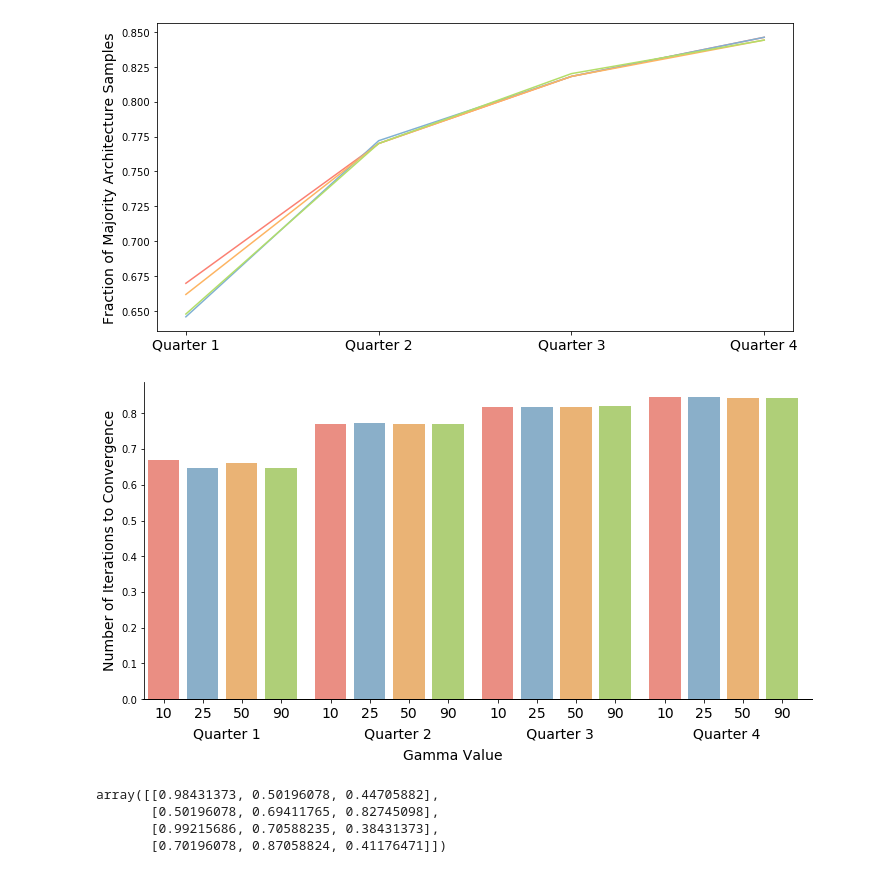
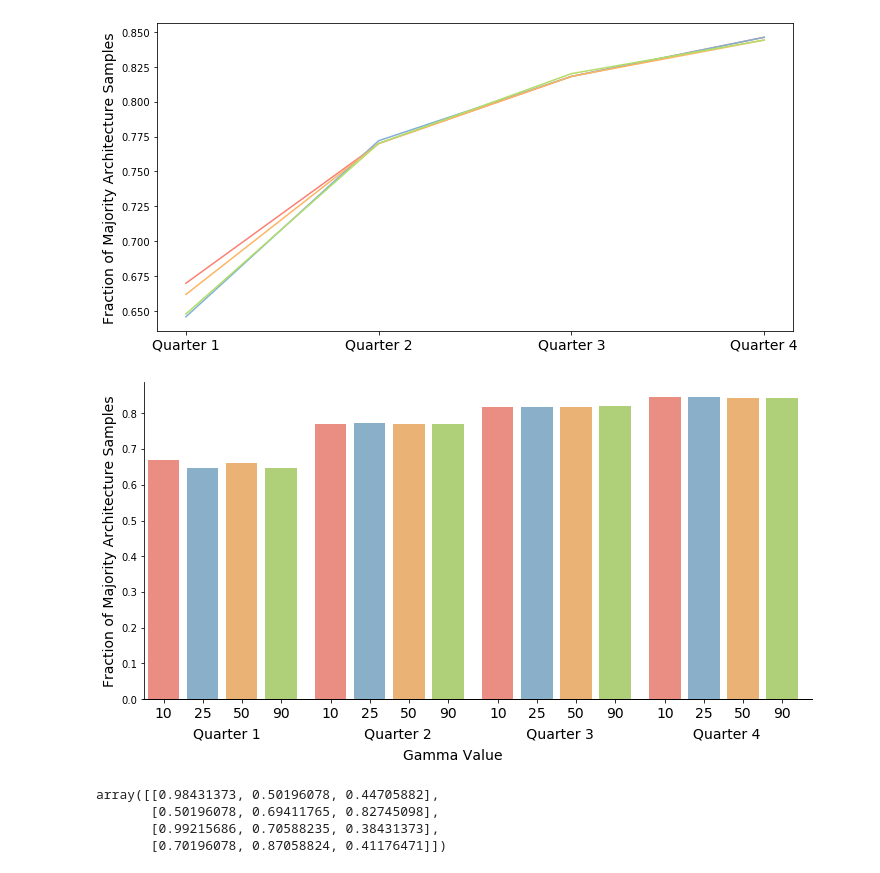
Before and after one commit to cjmerzbacher/bayesopt-dynamic-pathways, a Jupyter notebook: method_tuning/bayesopt.ipynb, the cells around one changed output. Cells and saved outputs as stored; diff of their text form; code cells hidden in the pictures.

```diff
--- a/method_tuning/bayesopt.ipynb
+++ b/method_tuning/bayesopt.ipynb
@@ -117,7 +117,7 @@ fig.savefig('runtime.png', dpi=300)
 # %%
 toy_background = pd.read_csv('../toy_model/background.csv')
 ga_background = pd.read_csv('../glucaric_acid/background.csv')
-fa_background = pd.read_csv('../fatty_acid/parameter_robustness.csv')
+fa_background = pd.read_csv('../fatty_acid/parameter_sloppiness.csv')
 pas_background = pd.read_csv('../p_aminostyrene/background.csv')
 
 #Recompute best loss on non-error samples
@@ -306,30 +304,30 @@ fig.savefig('hyperparameter_line.png', dpi=300)
 # %%
 ###FIGURE: Bar graph of majority fractions over time
 pal = sns.color_palette("Set3")[3:7]
 palettes = np.array([sns.light_palette(pal[i], 4) for i in range(4)])
 fig, axs = plt.subplots(1,4,figsize=(10, 5), sharey=True)
 for i in range(4):
     ax = axs[i]
     sns.barplot(data=hyp_data.loc[hyp_data.quarter == i+1], y='majority_fraction', x='Gamma', palette=pal, ax=ax)
     fig.tight_layout()
     ax.spines['bottom'].set_visible(False)
     ax.spines['top'].set_visible(False)
     ax.spines['right'].set_visible(False)
     if i != 0:
         ax.spines['left'].set_visible(False)
         ax.set_ylabel('')
         axs[i].tick_params(axis='y', which='both',left=False)
     ax.set_xlabel('')
     ax.tick_params(axis='x', labelsize=14)
 
-axs[0].set_ylabel('Number of Iterations to Convergence', fontsize=14)
+axs[0].set_ylabel('Fraction of Majority Architecture Samples', fontsize=14)
 fig.text(0.14, -0.02, 'Quarter 1                       Quarter 2                     Quarter 3                      Quarter 4', ha='left', fontsize=14)
 fig.add_artist(Line2D([0.07, 1], [0.09, 0.09], color='k', linewidth=1))
 fig.text(0.5, -0.08, 'Gamma Value', ha='center', fontsize=14)
 fig.tight_layout()
 fig.savefig('hyperparameter_bar.png', dpi=300)
 # %% [output]
-[figure, old version]
+[figure, new version]
 # %%
 # %% [output]
 array([[0.98431373, 0.50196078, 0.44705882],
```
Also changed, not shown: parts of 1 cell of this notebook, 8 other files.
